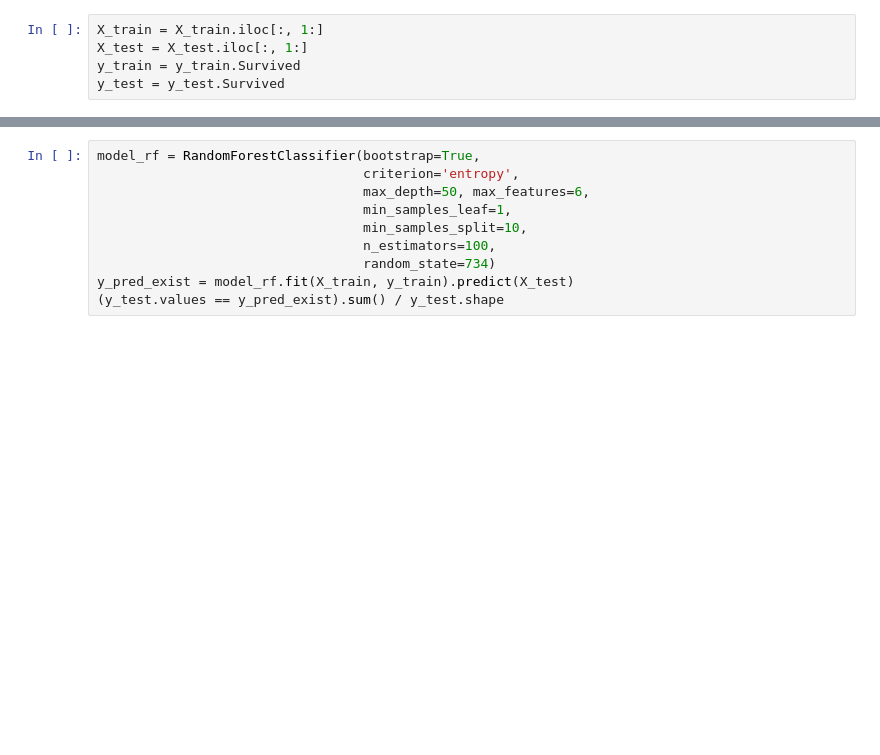
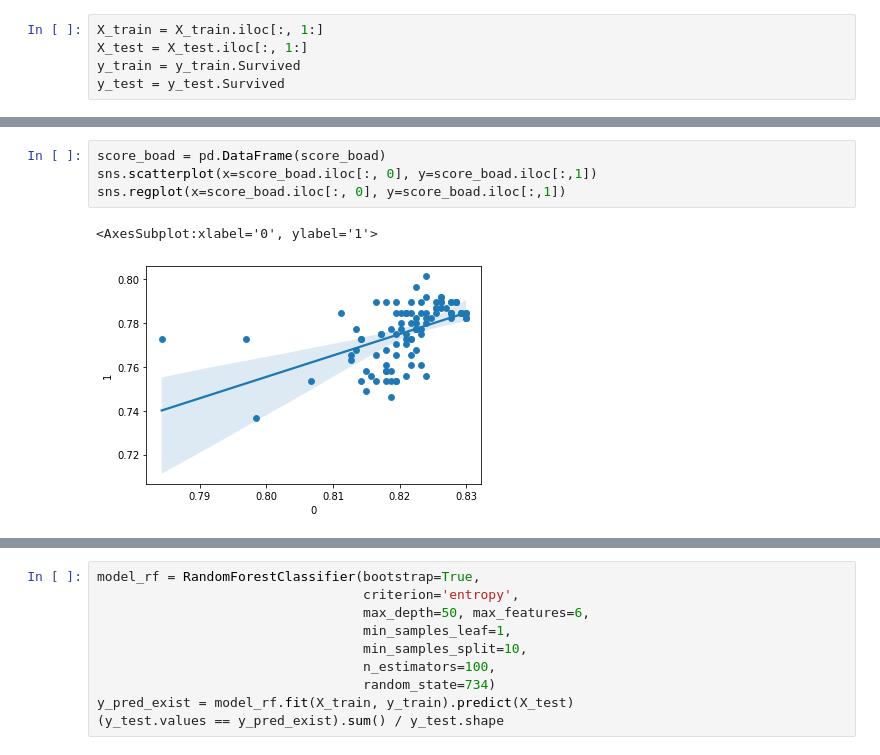
Before and after one commit to darooty/TIL, a Jupyter notebook: Model Tuning/Optuna/Untitled.ipynb, the cells around one changed output, grey strips where cells are left out. Drawn from its saved outputs; the diff is of its cells as text; blank space fills up the shorter version.

```diff
--- a/Model Tuning/Optuna/Untitled.ipynb
+++ b/Model Tuning/Optuna/Untitled.ipynb
@@ -59,3 +119,10 @@ score: 0.8346664127467784
+# %%
+score_boad = pd.DataFrame(score_boad)
+sns.scatterplot(x=score_boad.iloc[:, 0], y=score_boad.iloc[:,1])
+sns.regplot(x=score_boad.iloc[:, 0], y=score_boad.iloc[:,1])
+# %% [output]
+<AxesSubplot:xlabel='0', ylabel='1'>
+[figure, added]
 # %%
 study.best_params
 # %% [output]
```
Also changed, not shown: parts of 13 cells of this notebook.
